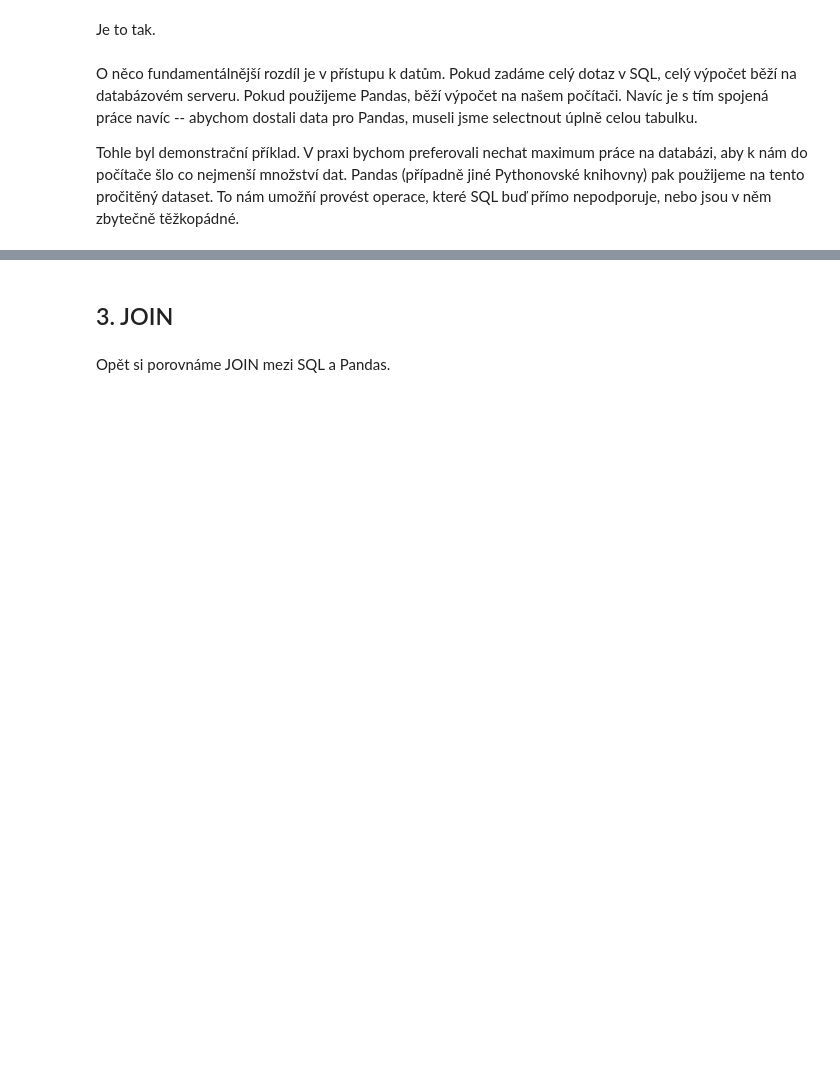
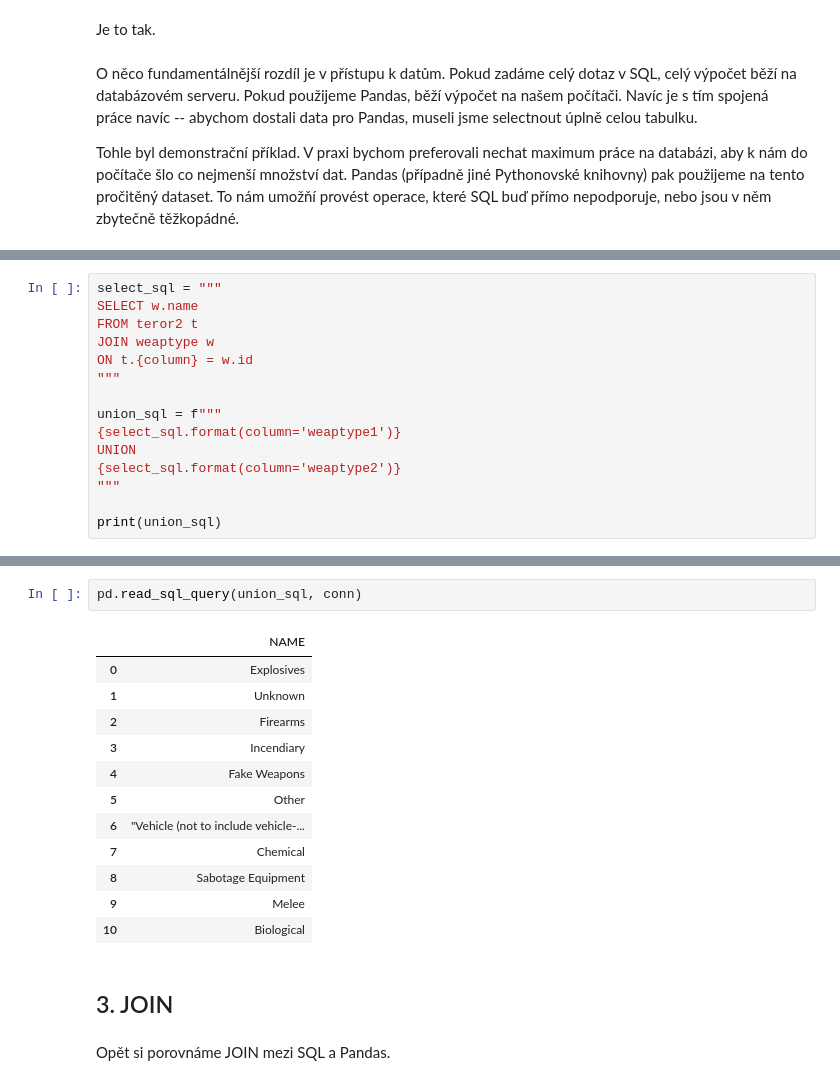
Before and after one commit to tomaskala/pandas-intro, a Jupyter notebook: lekce03_databaze/lekce.ipynb, the cells around one changed output, grey strips where cells are left out. Cells and saved outputs as stored; diff of their text form; blank space fills up the shorter version.

```diff
--- a/lekce03_databaze/lekce.ipynb
+++ b/lekce03_databaze/lekce.ipynb
@@ -336,0 +376,15 @@ Tohle byl demonstrační příklad. V praxi bychom preferovali nechat maximum pr
+# %%
+select_sql = """
+SELECT w.name
+FROM teror2 t
+JOIN weaptype w
+ON t.{column} = w.id
+"""
+
+union_sql = f"""
+{select_sql.format(column='weaptype1')}
+UNION
+{select_sql.format(column='weaptype2')}
+"""
+
+print(union_sql)
@@ -337,3 +403,18 @@ Tohle byl demonstrační příklad. V praxi bychom preferovali nechat maximum pr
+# %%
+pd.read_sql_query(union_sql, conn)
+# %% [output]
+|  | NAME |
+| 0 | Explosives |
+| 1 | Unknown |
+| 2 | Firearms |
+| 3 | Incendiary |
+| 4 | Fake Weapons |
+| 5 | Other |
+| 6 | "Vehicle (not to include vehicle-... |
+| 7 | Chemical |
+| 8 | Sabotage Equipment |
+| 9 | Melee |
+| 10 | Biological |
 # %% [markdown]
 ## 3. JOIN
 # %% [markdown]
```
Also changed, not shown: parts of 10 cells of this notebook.
